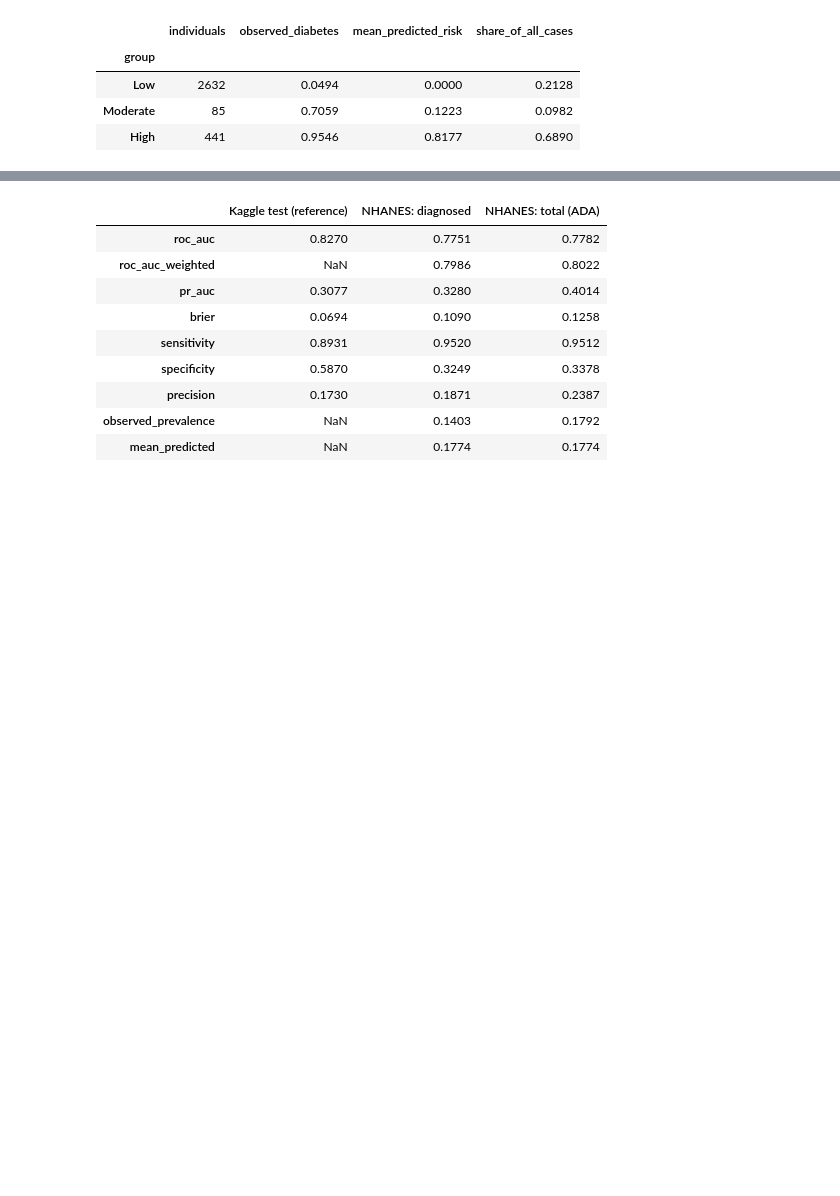
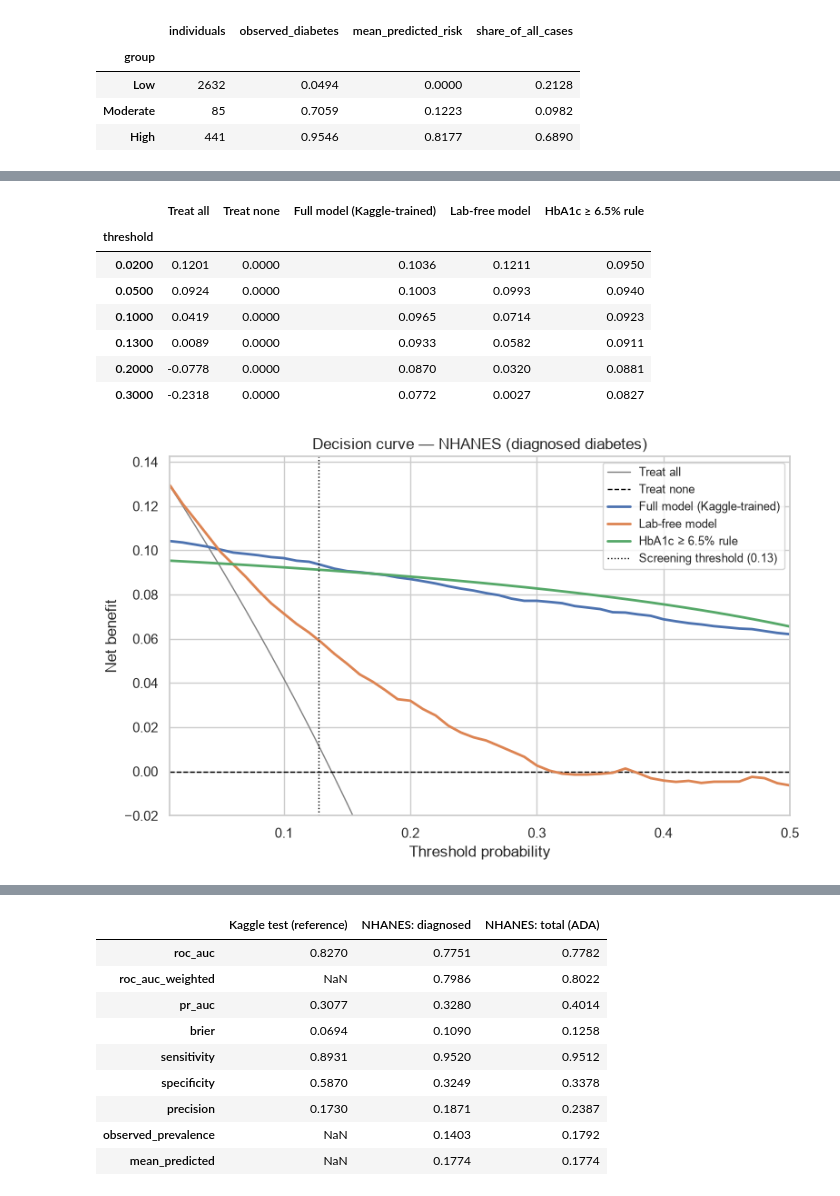
Before and after one commit to Kaempy/diabetes-risk-prediction, a Jupyter notebook: notebooks/05_external_validation_nhanes.ipynb, the cells around one changed output, grey strips where cells are left out. Drawn from its saved outputs; the diff is of its cells as text; code cells hidden in the pictures; blank space fills up the shorter version.

Commit message:
Add decision curve analysis on NHANES to external validation notebook

```diff
--- a/notebooks/05_external_validation_nhanes.ipynb
+++ b/notebooks/05_external_validation_nhanes.ipynb
@@ -289,0 +290,23 @@ The lab-free model needs only age, BMI, gender, hypertension, heart disease and
+# %%
+from src.evaluation import decision_curve, plot_decision_curve
+
+p_lab_nolab = no_lab_model.predict_proba(lab[NOLAB_FEATURES])[:, 1]
+dca_nhanes = decision_curve(lab["diabetes_diagnosed"], {
+    "Full model (Kaggle-trained)": p_lab,
+    "Lab-free model": p_lab_nolab,
+    "HbA1c ≥ 6.5% rule": (lab["HbA1c_level"] >= 6.5).to_numpy(),
+})
+fig = plot_decision_curve(dca_nhanes, "Decision curve — NHANES (diagnosed diabetes)", mark=THR_LAB)
+save_fig(fig, FIGURES_DIR / "external_decision_curve.png")
+dca_nhanes.to_csv(REPORTS_DIR / "decision_curve_nhanes.csv")
+dca_nhanes.loc[[0.02, 0.05, 0.10, 0.13, 0.20, 0.30]].round(4)
+# %% [output]
+|  | Treat all | Treat none | Full model (Kaggle-trained) | Lab-free model | HbA1c ≥ 6.5% rule |
+| threshold |  |  |  |  |  |
+| 0.0200 | 0.1201 | 0.0000 | 0.1036 | 0.1211 | 0.0950 |
+| 0.0500 | 0.0924 | 0.0000 | 0.1003 | 0.0993 | 0.0940 |
+| 0.1000 | 0.0419 | 0.0000 | 0.0965 | 0.0714 | 0.0923 |
+| 0.1300 | 0.0089 | 0.0000 | 0.0933 | 0.0582 | 0.0911 |
+| 0.2000 | -0.0778 | 0.0000 | 0.0870 | 0.0320 | 0.0881 |
+| 0.3000 | -0.2318 | 0.0000 | 0.0772 | 0.0027 | 0.0827 |
+[figure, added]
```
Also changed, not shown: parts of 4 cells of this notebook, 4 other files.
